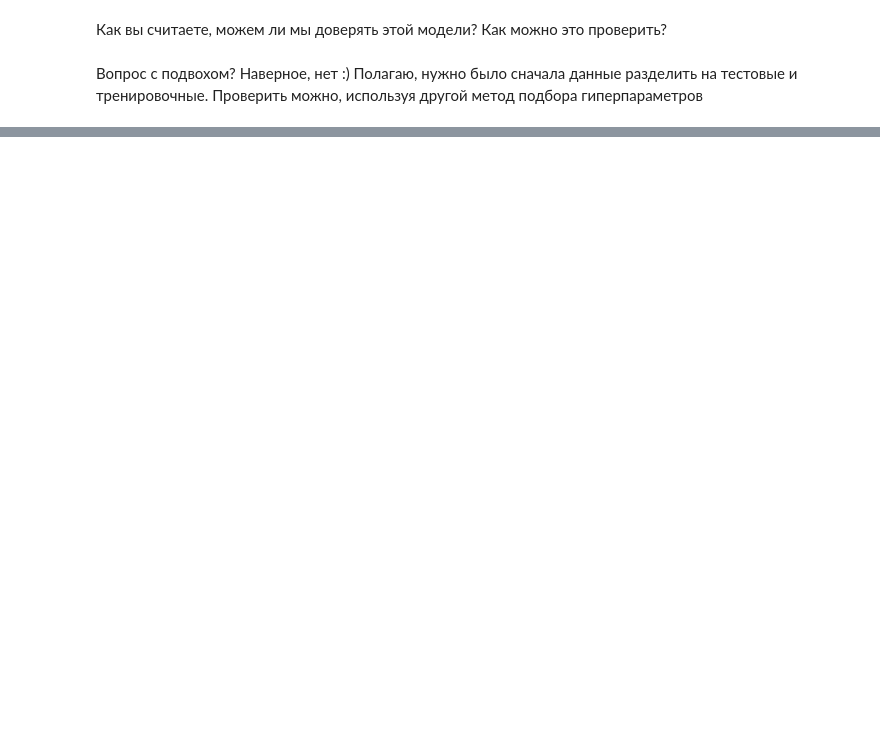
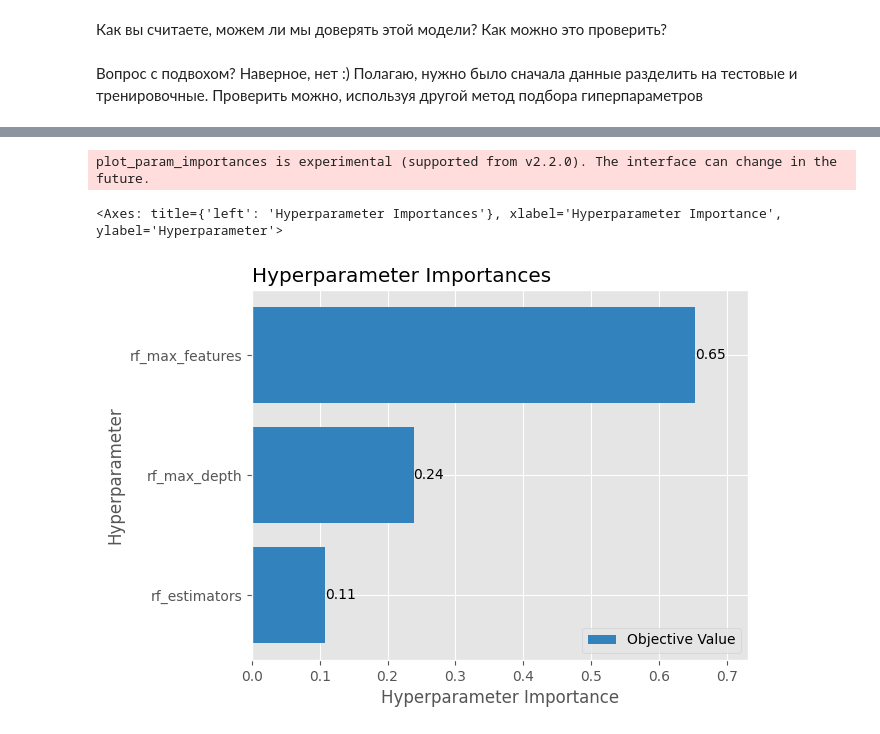
Before and after one commit to svgen83/ml_python_blastim, a Jupyter notebook: Генералов_Домашняя работа 19.03.ipynb, the cells around one changed output, grey strips where cells are left out. Cells and saved outputs as stored; diff of their text form; code cells hidden in the pictures; blank space fills up the shorter version.

```diff
--- a/Генералов_Домашняя работа 19.03.ipynb
+++ b/Генералов_Домашняя работа 19.03.ipynb
@@ -251,0 +302,6 @@ sns.barplot(
+# %%
+vis.matplotlib.plot_param_importances(study)
+# %% [output]
+plot_param_importances is experimental (supported from v2.2.0). The interface can change in the future.
+<Axes: title={'left': 'Hyperparameter Importances'}, xlabel='Hyperparameter Importance', ylabel='Hyperparameter'>
+[figure, added]
```
Also changed, not shown: parts of 15 cells of this notebook.
